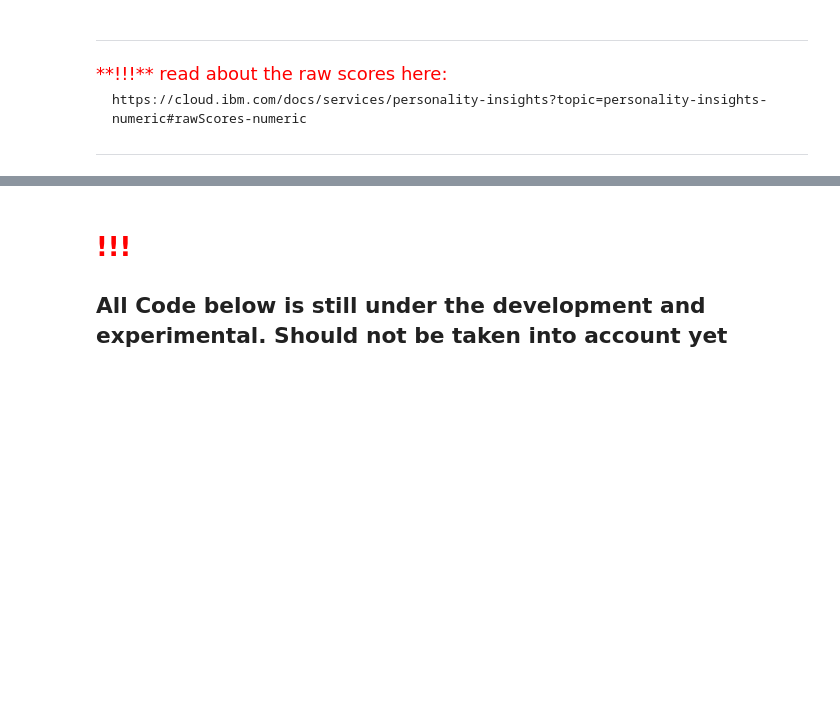
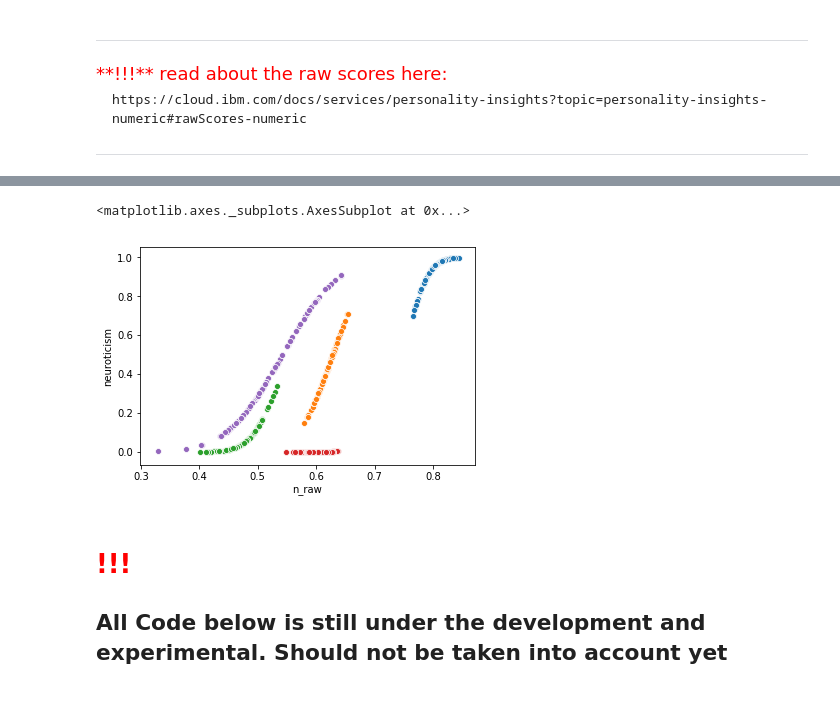
Before and after one commit to gogoladzetedo/Personalities_In_Agile, a Jupyter notebook: Analysis.ipynb, the cells around one changed output, grey strips where cells are left out. Saved outputs shown, nothing was run; the diff lists cells and outputs as text; code cells hidden in the pictures; blank space fills up the shorter version.

```diff
--- a/Analysis.ipynb
+++ b/Analysis.ipynb
@@ -780,3 +821,12 @@ plt.tight_layout();
+# %%
+sns.scatterplot(project_user_personalities['o_raw'], project_user_personalities['openness'])
+sns.scatterplot(project_user_personalities['c_raw'], project_user_personalities['conscientiousness'])
+sns.scatterplot(project_user_personalities['e_raw'], project_user_personalities['extraversion'])
+sns.scatterplot(project_user_personalities['a_raw'], project_user_personalities['agreeableness'])
+sns.scatterplot(project_user_personalities['n_raw'], project_user_personalities['neuroticism'])
+# %% [output]
+<matplotlib.axes._subplots.AxesSubplot at 0x...>
+[figure, added]
 # %% [markdown]
 <h1> <font color='red'> !!!</font> </h1>
 <h2> All Code below is still under the development and experimental. Should not be taken into account yet <h2>
```
Also changed, not shown: parts of 24 cells of this notebook.
